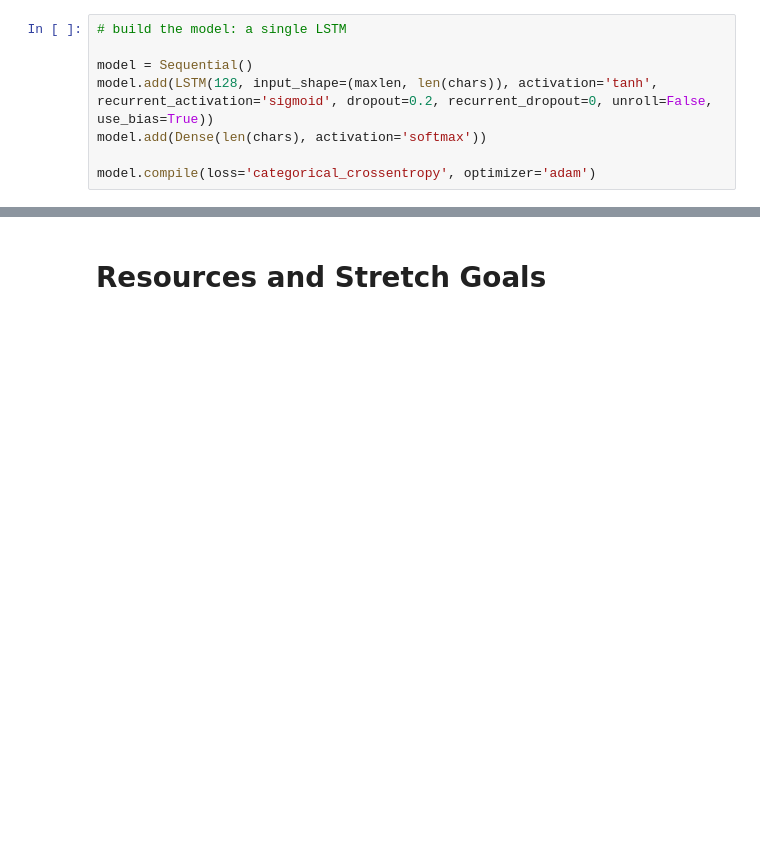
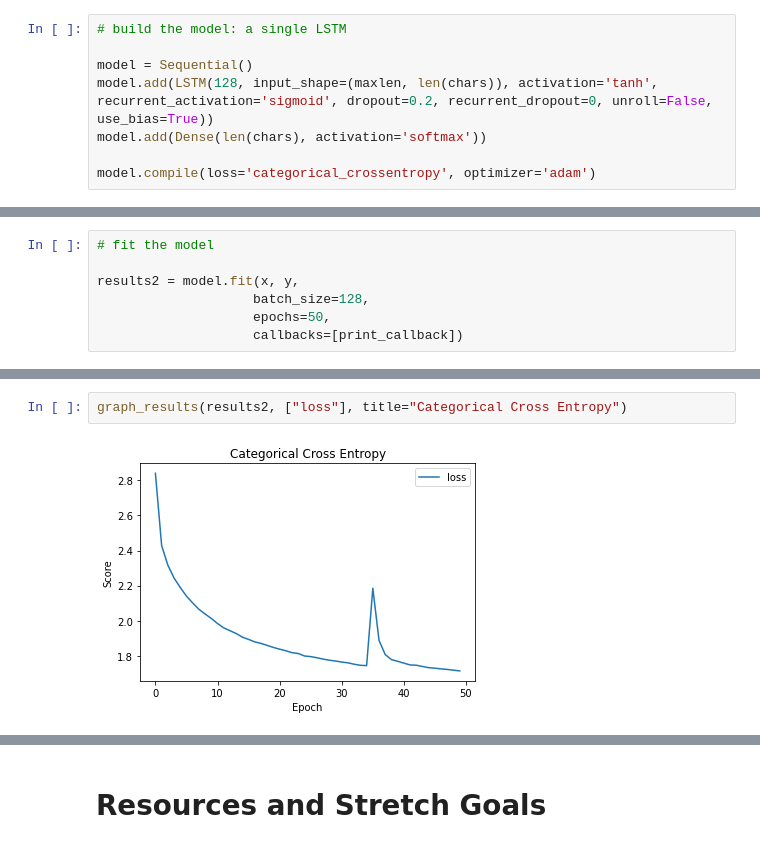
Before and after one commit to HKang42/DS-Unit-4-Sprint-3-Deep-Learning, a Jupyter notebook: module1-rnn-and-lstm/LS_DS_431_RNN_and_LSTM_Assignment.ipynb, the cells around one changed output, grey strips where cells are left out. Saved outputs shown, nothing was run; the diff lists cells and outputs as text; blank space fills up the shorter version.

```diff
--- a/module1-rnn-and-lstm/LS_DS_431_RNN_and_LSTM_Assignment.ipynb
+++ b/module1-rnn-and-lstm/LS_DS_431_RNN_and_LSTM_Assignment.ipynb
@@ -245,0 +274,7 @@
+# %%
+# fit the model
+
+results2 = model.fit(x, y,
+                    batch_size=128,
+                    epochs=50,
+                    callbacks=[print_callback])
@@ -245,0 +299,4 @@
+# %%
+graph_results(results2, ["loss"], title="Categorical Cross Entropy")
+# %% [output]
+[figure, added]
```
Also changed, not shown: parts of 8 cells of this notebook.
